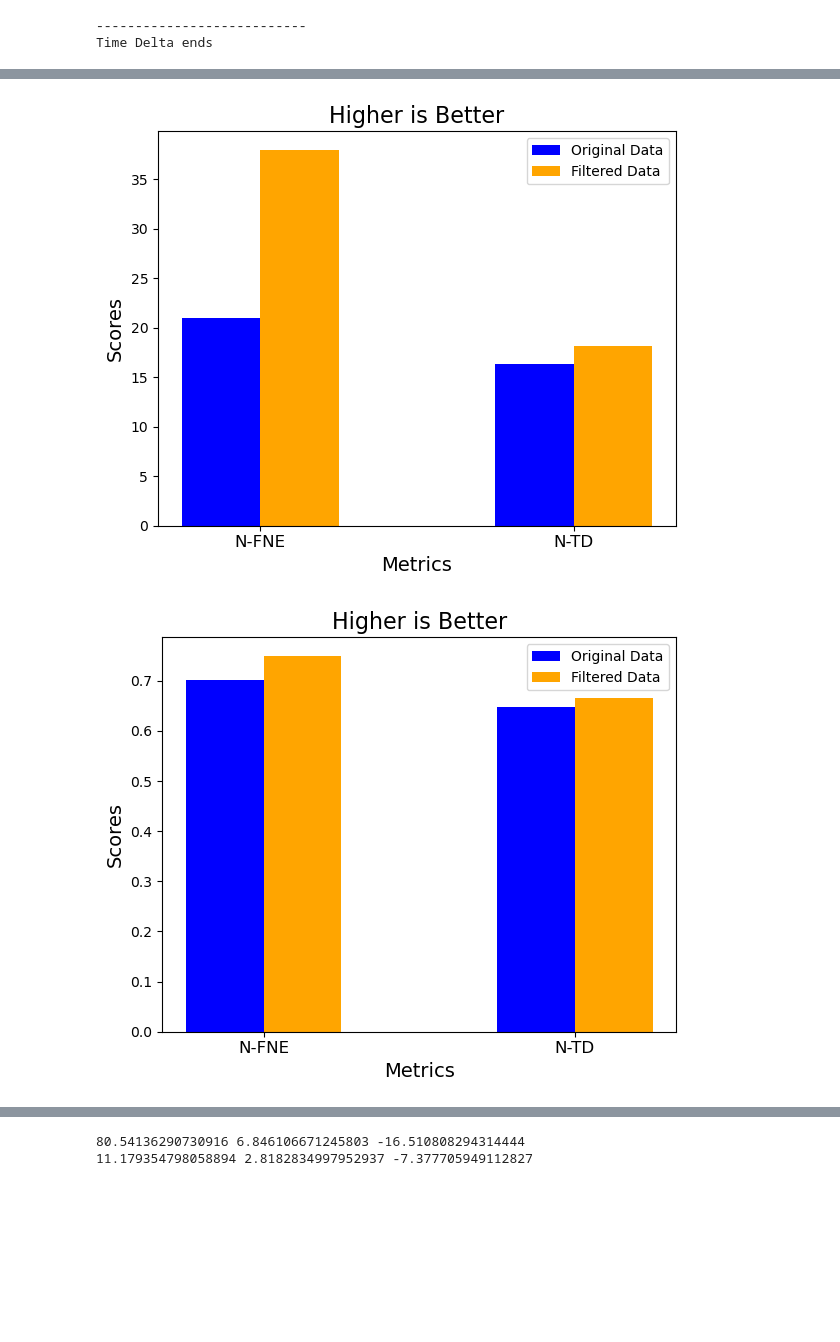
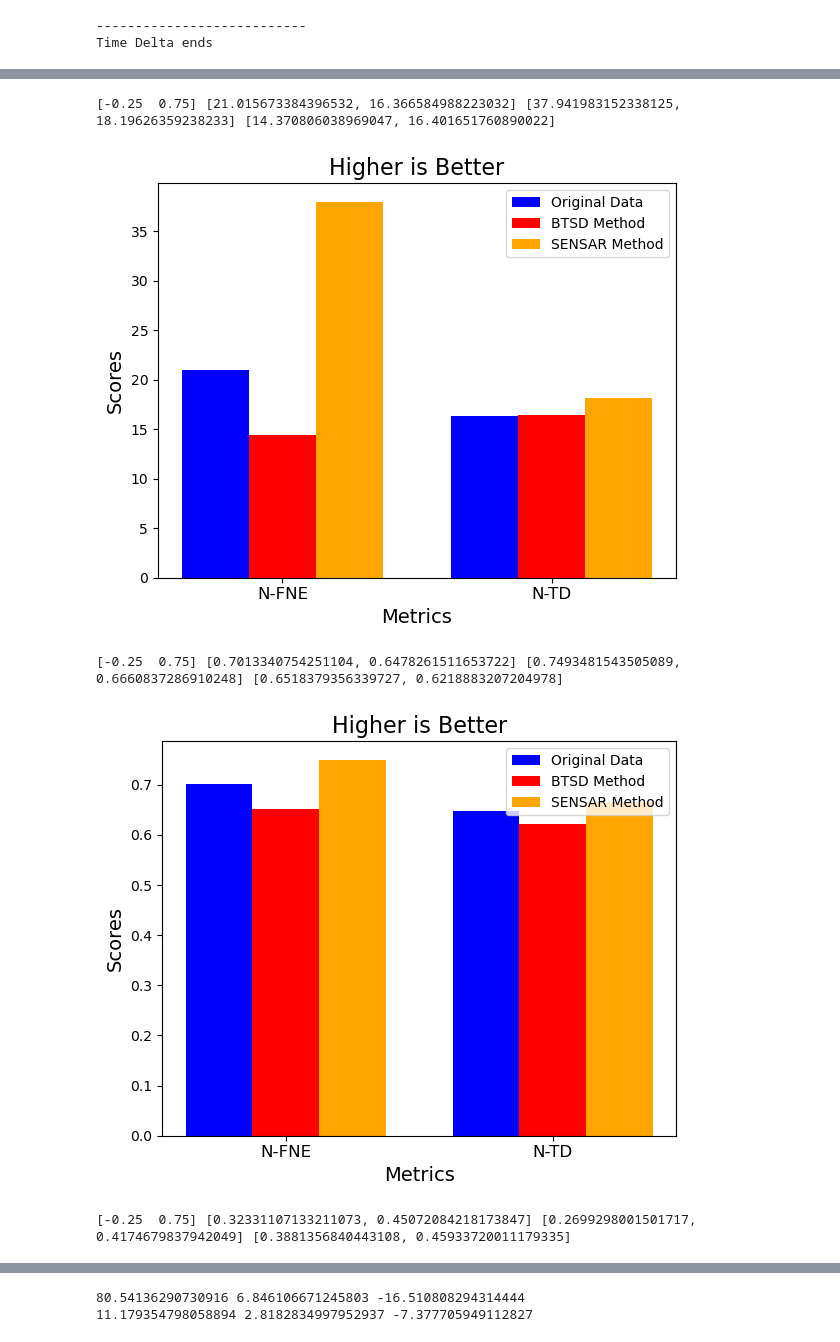
Before and after one commit to AsifTanvir/SEAD-analysis, a Jupyter notebook: Lab_data_analysis.ipynb, the cells around one changed output, grey strips where cells are left out. Cells and saved outputs as stored; diff of their text form; code cells hidden in the pictures; blank space fills up the shorter version.

```diff
--- a/Lab_data_analysis.ipynb
+++ b/Lab_data_analysis.ipynb
@@ -425,33 +426,50 @@ number of unique group  1
 {'G1': ['Front Motion Sensor', 'Lab Door Motion Sensor', 'Sonar Sensor'], 'G2': ['Lab Door Motion Sensor', 'Right Motion Sensor', 'Sonar Sensor'], 'G3': ['Lab Door Motion Sensor', 'Lab Light Sensor',  ...
 # %%
 import numpy as np
-def get_scores_plots(metrics, originalScores, filteredScores, title = 'Comparison of different Scores of Two Datasets for Two Algorithms'):
+fne_scores = {'cluster_number': 2, 'ch-score': 21.015673384396532, 'silhoutte-score': 0.7013340754251104, 'db-score': 0.32331107133211073}
+td_scores = {'cluster_number': 2, 'ch-score': 16.366584988223032, 'silhoutte-score': 0.6478261511653722, 'db-score': 0.45072084218173847}
+
+fne_scores_filtered = {'cluster_number': 2, 'ch-score': 37.941983152338125, 'silhoutte-score': 0.7493481543505089, 'db-score': 0.2699298001501717}
+td_scores_filtered = {'cluster_number': 2, 'ch-score': 18.19626359238233, 'silhoutte-score': 0.6660837286910248, 'db-score': 0.4174679837942049}
+
+# fne_scores_filtered_old_method = {'cluster_number': 2, 'ch-score': 5.7715330807224685, 'silhoutte-score': 0.3188640344360935, 'db-score': 1.056193299994015}
+# td_scores_filtered_old_method = {'cluster_number': 2, 'ch-score': 5.7715330807224685, 'silhoutte-score': 0.31886403443609346, 'db-score': 1.0561932999940151}
+
+fne_scores_filtered_old_method = {'cluster_number': 2, 'ch-score': 14.370806038969047, 'silhoutte-score': 0.6518379356339727, 'db-score': 0.3881356840443108}
+td_scores_filtered_old_method = {'cluster_number': 2, 'ch-score': 16.401651760890022, 'silhoutte-score': 0.6218883207204978, 'db-score': 0.45933720011179335}
+
+def get_scores_plots(metrics, originalScores, filteredScores, filteredScoresOld, title = 'Comparison of different Scores of Two Datasets for Two Algorithms'):
     # Set up the bar plot
     x = np.arange(2)  # label locations
     width = 0.25  # width of the bars
 
     fig, ax = plt.subplots(figsize=(6, 5))
 
     # Plot bars for each dataset
-    bars1 = ax.bar(x - width/2, originalScores, width, label='Original Data', color='blue')
-    bars2 = ax.bar(x + width/2, filteredScores, width, label='Filtered Data', color='orange')
+    print(x - width, originalScores, filteredScores, filteredScoresOld)
+    bars1 = ax.bar(x - width, originalScores, width, label='Original Data', color='blue')
+    bars2 = ax.bar(x, filteredScoresOld, width, label='BTSD Method', color='red')
+    bars3 = ax.bar(x + width, filteredScores, width, label='SENSAR Method', color='orange')
 
     # Add labels, title, and custom x-axis tick labels
     ax.set_xlabel('Metrics', fontsize=14)
     ax.set_ylabel('Scores', fontsize=14)
     ax.set_title(title,  fontsize=16)
     ax.set_xticks(x)
     ax.set_xticklabels(["N-FNE", "N-TD"], fontsize=12)
     ax.legend()
 
     # Show plot
     plt.tight_layout()
     plt.savefig(f"{metrics}.png", dpi=300)
     plt.show()
 
-get_scores_plots(metrics = "./Plots/Lab_plots/lab_CH", originalScores= [fne_scores['ch-score'], td_scores['ch-score']], filteredScores= [fne_scores_filtered['ch-score'], td_scores_filtered['ch-score']], title= 'Higher is Better')
-get_scores_plots(metrics = "./Plots/Lab_plots/lab_SH", originalScores= [fne_scores['silhoutte-score'], td_scores['silhoutte-score']], filteredScores= [fne_scores_filtered['silhoutte-score'], td_scores_filtered['silhoutte-score']], title= 'Higher is Better')
-get_scores_plots(metrics = "./Plots/Lab_plots/lab_DB", originalScores= [fne_scores['db-score'], td_scores['db-score']], filteredScores= [fne_scores_filtered['db-score'], td_scores_filtered['db-score']], title= 'Lower is Better')
+get_scores_plots(metrics = "./Plots/Lab_plots/lab_CH", originalScores= [fne_scores['ch-score'], td_scores['ch-score']], filteredScores= [fne_scores_filtered['ch-score'], td_scores_filtered['ch-score']], filteredScoresOld= [fne_scores_filtered_old_method['ch-score'], td_scores_filtered_old_method['ch-score']], title= 'Higher is Better')
+get_scores_plots(metrics = "./Plots/Lab_plots/lab_SH", originalScores= [fne_scores['silhoutte-score'], td_scores['silhoutte-score']], filteredScores= [fne_scores_filtered['silhoutte-score'], td_scores_filtered['silhoutte-score']], filteredScoresOld= [fne_scores_filtered_old_method['silhoutte-score'], td_scores_filtered_old_method['silhoutte-score']], title= 'Higher is Better')
+get_scores_plots(metrics = "./Plots/Lab_plots/lab_DB", originalScores= [fne_scores['db-score'], td_scores['db-score']], filteredScores= [fne_scores_filtered['db-score'], td_scores_filtered['db-score']], filteredScoresOld= [fne_scores_filtered_old_method['db-score'], td_scores_filtered_old_method['db-score']], title= 'Lower is Better')
 # %% [output]
+[-0.25  0.75] [21.015673384396532, 16.366584988223032] [37.941983152338125, 18.19626359238233] [14.370806038969047, 16.401651760890022]
-[figure, old version]
+[figure, new version]
+[-0.25  0.75] [0.7013340754251104, 0.6478261511653722] [0.7493481543505089, 0.6660837286910248] [0.6518379356339727, 0.6218883207204978]
-[figure, old version]
+[figure, new version]
+[-0.25  0.75] [0.32331107133211073, 0.45072084218173847] [0.2699298001501717, 0.4174679837942049] [0.3881356840443108, 0.45933720011179335]
```
Also changed, not shown: parts of 9 cells of this notebook, 45 other files.
